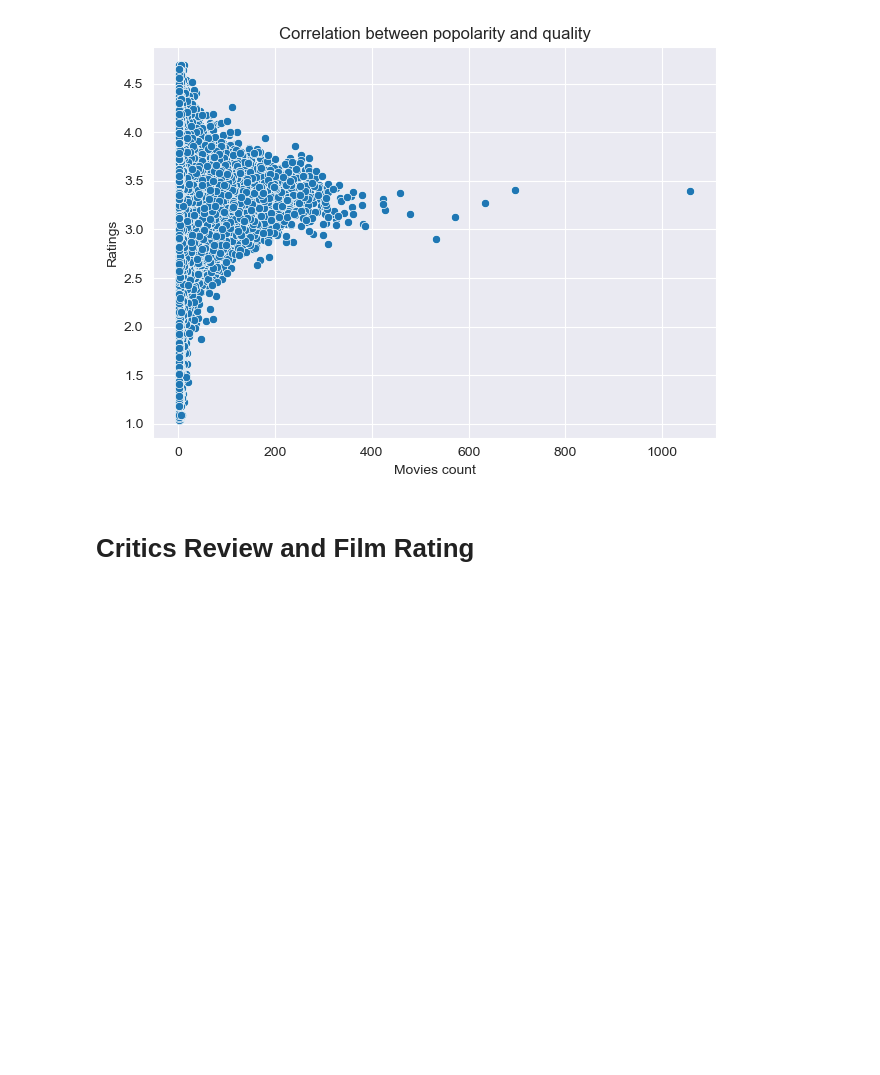
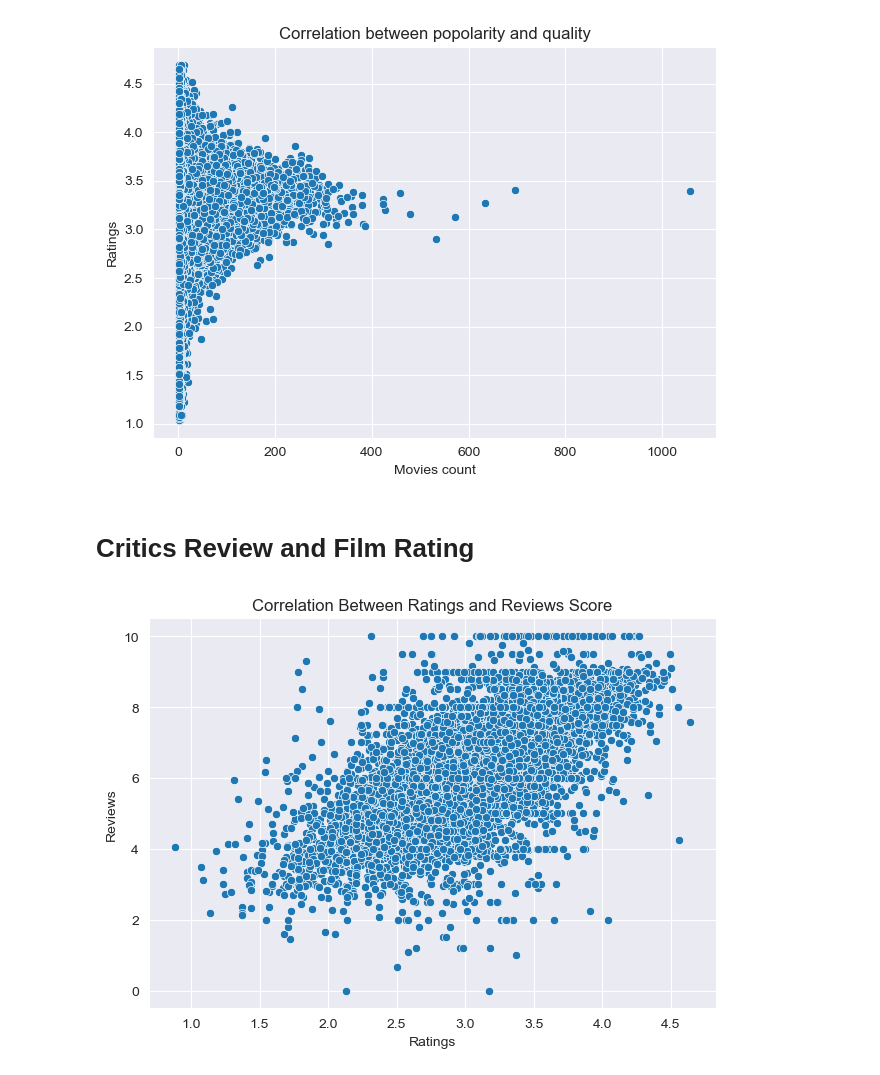
Before and after one commit to MarcoMac03/Film-analisys, a Jupyter notebook: main.ipynb, the cells around one changed output. Drawn from its saved outputs; the diff is of its cells as text; code cells hidden in the pictures; blank space fills up the shorter version.

Commit message:
There is some correlation bt let's see if there is a stronger correlation

```diff
--- a/main.ipynb
+++ b/main.ipynb
@@ -544,3 +544,14 @@ rotten_view = rotten_tomatoes[['movie_title', 'critic_name', 'top_critic', 'revi
 # %%
 movies_review = pd.merge(movies_view, rotten_view, left_on='name', right_on='movie_title', how='inner')
 movies_review = movies_review[(movies_review['date'] < 2024) & (movies_review['rating'].notna()) & (movies_review['normalized_review'].notna()) & ((movies_review['date'] == movies_review['review_year']) | (movies_review['review_year'] == (movies_review['date'] + 1))) & (movies_review['critic_name'].notna())]
+# %%
+grouped = movies_review.groupby(['id', 'rating']).agg(avg_review=('normalized_review', 'mean')).reset_index()
+# %%
+sns.scatterplot(data=grouped, x='rating', y='avg_review')
+plt.title('Correlation Between Ratings and Reviews Score')
+plt.xlabel('Ratings')
+plt.ylabel('Reviews')
+plt.tight_layout()
+plt.show()
+# %% [output]
+[figure, added]
```
